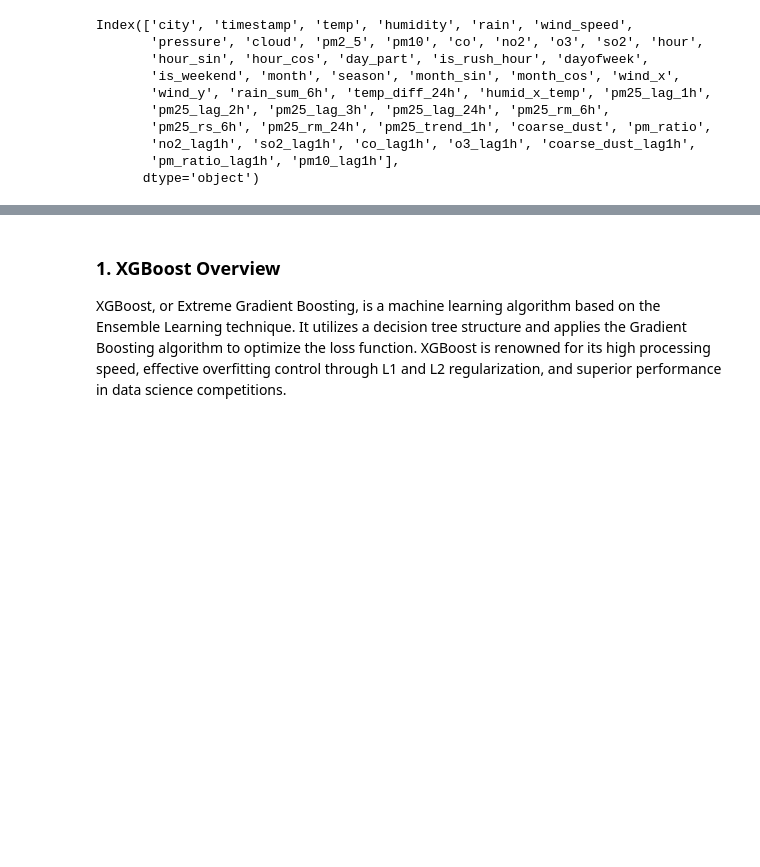
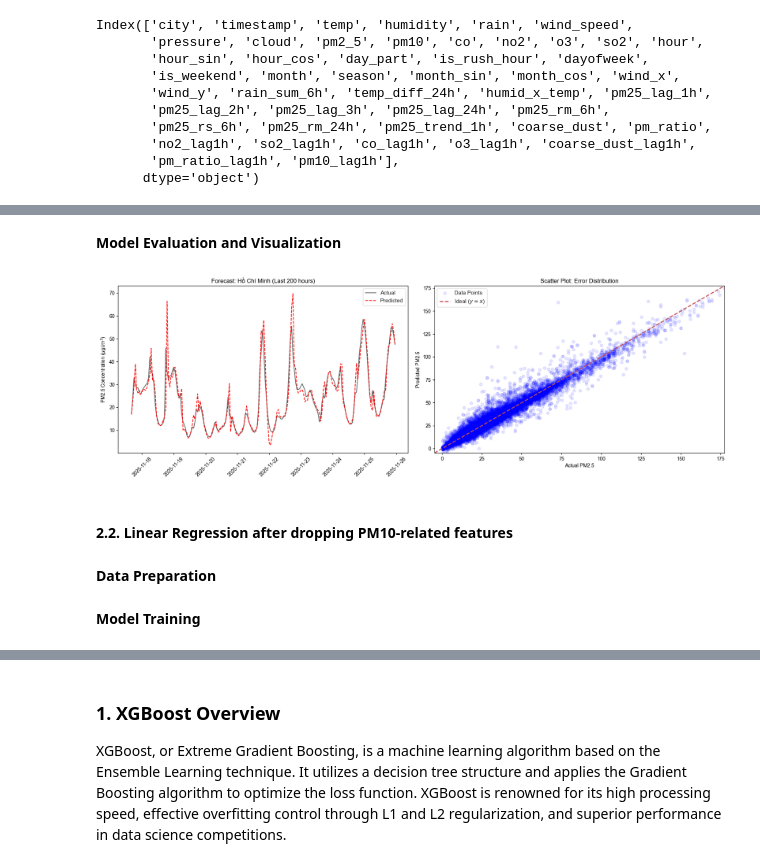
Before and after one commit to TrNguyenMQuan/VietNam_PM2.5_Forecasting, a Jupyter notebook: notebooks/data_modeling.ipynb, the cells around one changed output, grey strips where cells are left out. Saved outputs shown, nothing was run; the diff lists cells and outputs as text; code cells hidden in the pictures; blank space fills up the shorter version.

Commit message:
feat: merge linear model and xgb model and refactoring docs

```diff
--- a/notebooks/data_modeling.ipynb
+++ b/notebooks/data_modeling.ipynb
@@ -201,0 +237,7 @@ Index(['city', 'timestamp', 'temp', 'humidity', 'rain', 'wind_speed',
+# %%
+X_train_linreg = X_train.copy()
+y_train_linreg = y_train.copy()
+X_val_linreg = X_val.copy()
+y_val_linreg = y_val.copy()
+X_test_linreg = X_test.copy()
+y_test_linreg = y_test.copy()
@@ -201,0 +246,30 @@ Index(['city', 'timestamp', 'temp', 'humidity', 'rain', 'wind_speed',
+# %%
+cat_cols = [
+    c for c in X_train_linreg.columns
+    if X_train_linreg[c].dtype == "category" or X_train_linreg[c].nunique() < 20
+]
+
+num_cols = [c for c in X_train_linreg.columns if c not in cat_cols]
+# %%
+# Linear Regression Pipeline
+linear_pipeline1 = Pipeline([
+    ("preprocess", ColumnTransformer(
+        transformers=[
+            ("num", StandardScaler(), num_cols),
+            ("cat", OneHotEncoder(handle_unknown="ignore", drop="first"), cat_cols),
+        ]
+    )),
+    ("linreg", LinearRegression(n_jobs=-1))
+])
+# Train
+linear_pipeline1.fit(X_train_linreg, y_train_linreg)
+# Validation
+val_pred_lin = linear_pipeline1.predict(X_val_linreg)
+val_rmse_lin = np.sqrt(mean_squared_error(y_val_linreg, val_pred_lin))
+val_mae_lin  = mean_absolute_error(y_val_linreg, val_pred_lin)
+# Test
+test_pred_lin = linear_pipeline1.predict(X_test_linreg)
+test_rmse_lin = np.sqrt(mean_squared_error(y_test_linreg, test_pred_lin))
+test_mae_lin  = mean_absolute_error(y_test_linreg, test_pred_lin)
+print(f"VAL  RMSE={val_rmse_lin:.4f} MAE={val_mae_lin:.4f}")
+print(f"TEST RMSE={test_rmse_lin:.4f} MAE={test_mae_lin:.4f}")
@@ -201,0 +311,15 @@ Index(['city', 'timestamp', 'temp', 'humidity', 'rain', 'wind_speed',
+# %% [markdown]
+**Model Evaluation and Visualization**
+# %%
+plot_prediction_analysis(
+    y_test=y_test_linreg,
+    preds=test_pred_lin,
+    test_meta=test_meta,
+    sample_city="Hồ Chí Minh"
+)
+# %% [output]
+[figure, added]
+# %% [markdown]
+#### 2.2. Linear Regression after dropping PM10-related features
+# %% [markdown]
+**Data Preparation**
@@ -201,0 +336,2 @@ Index(['city', 'timestamp', 'temp', 'humidity', 'rain', 'wind_speed',
+# %% [markdown]
+**Model Training**
```
Also changed, not shown: parts of 56 cells of this notebook, 1 other file.
